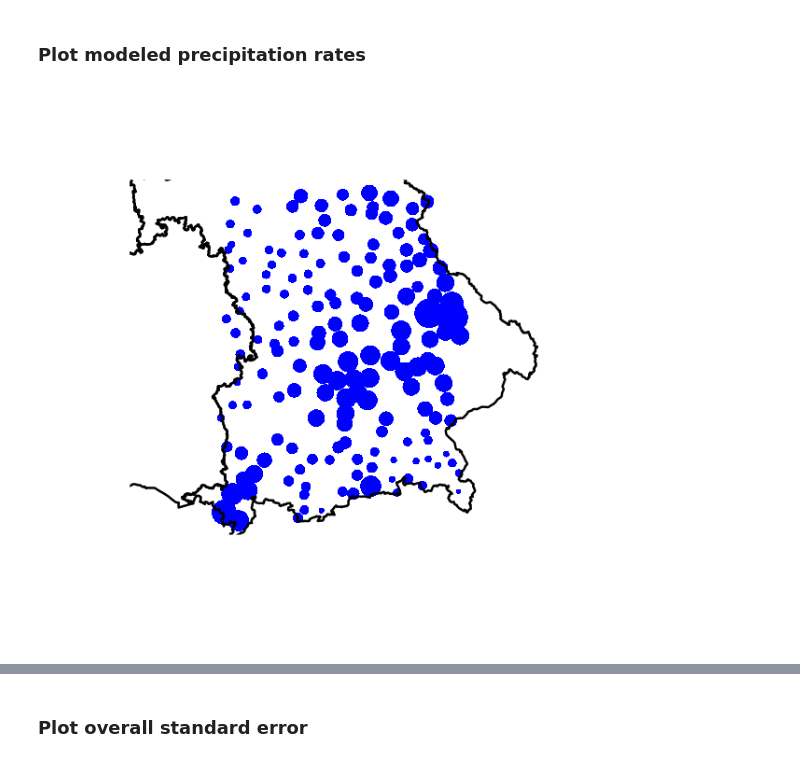
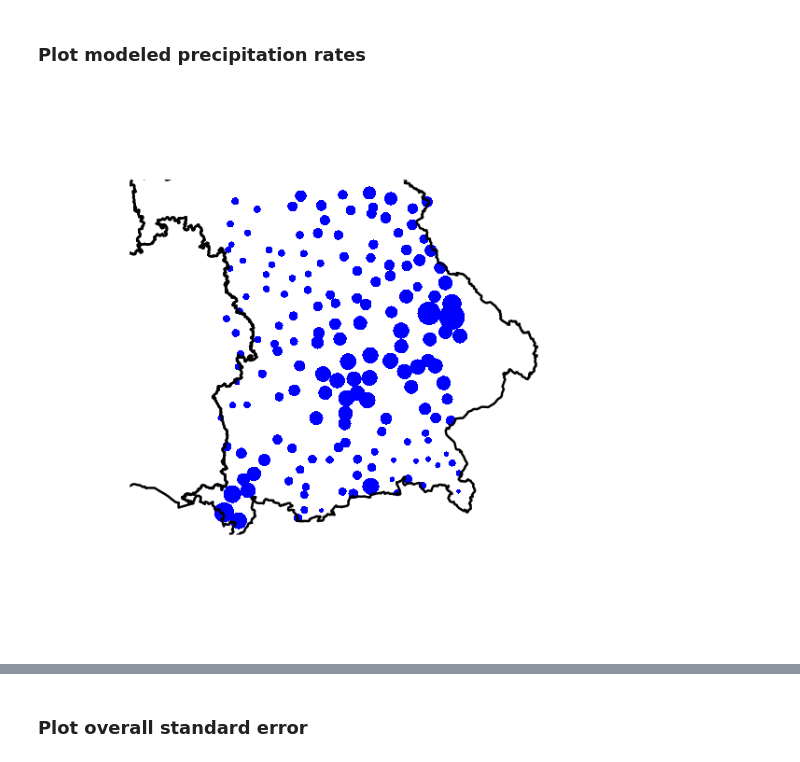
Before and after one commit to micha-silver/point_patterns, a Jupyter notebook: Point Pattern GWR.ipynb, the cells around one changed output, grey strips where cells are left out. Cells and saved outputs as stored; diff of their text form; code cells hidden in the pictures.

```diff
--- a/Point Pattern GWR.ipynb
+++ b/Point Pattern GWR.ipynb
@@ -273,13 +254,13 @@ print(head(gauges_gwr$SDF@data$localR2, 60))
 # %%
 gauge_results <- as.data.frame(gauges_gwr$SDF)
 gauge_results <- SpatialPointsDataFrame(gauge_results,
                                        coords=xy_coords,
                                        proj4string = proj_wgs84)
 # Plot predicted precipitation rate
-plot(gauge_results, pch=16, col="Blue", cex=gauge_results$pred/4)
+plot(gauge_results, pch=16, col="Blue", cex=gauge_results$pred/5)
 plot(gadm_1, fill=F, border='black', lwd=2, add=T)
 # %% [output]
-[figure, old version]
+[figure, new version]
 # %% [markdown]
 <img src='bavaria_gauges.png' width=600 height=600>
 # %% [markdown]
```
Also changed, not shown: parts of 8 cells of this notebook, 2 other files.
